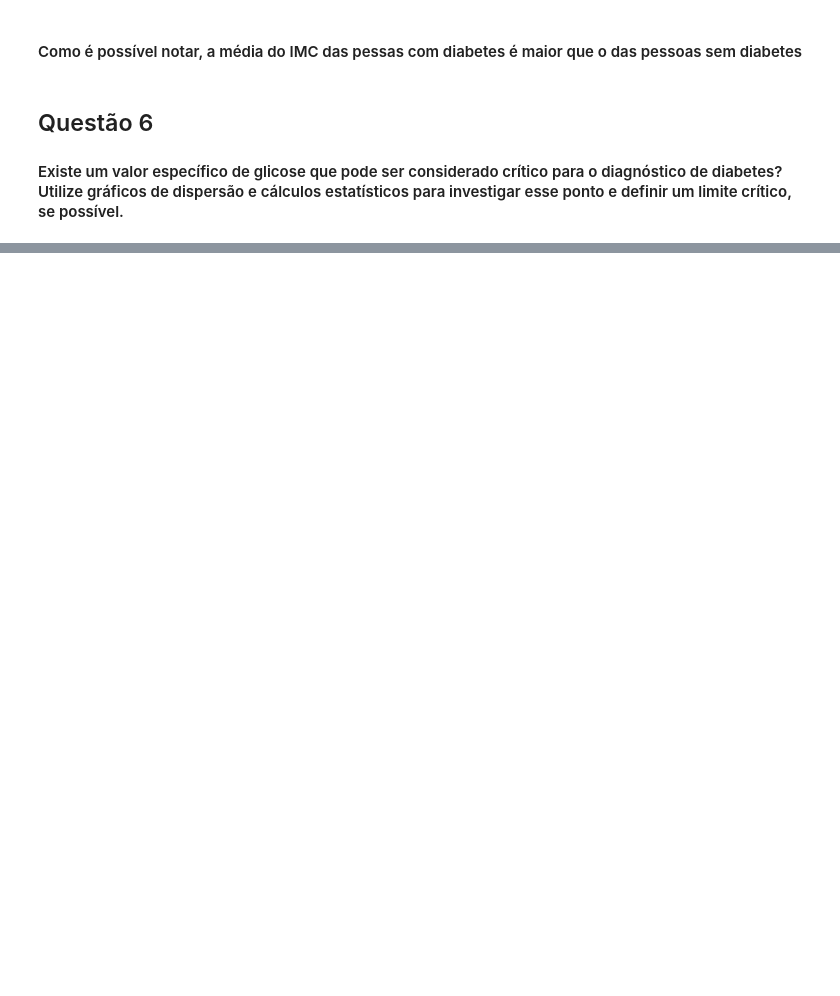
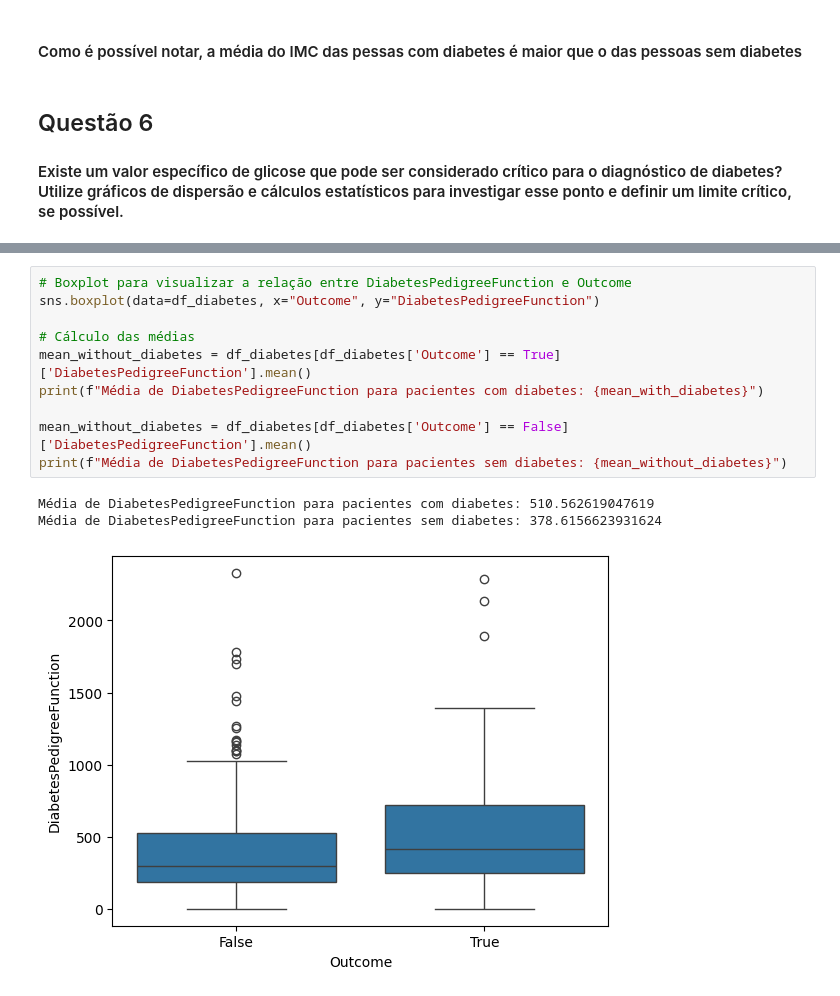
Before and after one commit to lucasdbr05/cis_ieee, a Jupyter notebook: main.ipynb, the cells around one changed output, grey strips where cells are left out. Saved outputs shown, nothing was run; the diff lists cells and outputs as text; blank space fills up the shorter version.

```diff
--- a/main.ipynb
+++ b/main.ipynb
@@ -80,0 +201,14 @@ sns.scatterplot(data = df_diabetes, x = "Outcome", y= "Glucose")
+# %%
+# Boxplot para visualizar a relação entre DiabetesPedigreeFunction e Outcome
+sns.boxplot(data=df_diabetes, x="Outcome", y="DiabetesPedigreeFunction")
+
+# Cálculo das médias
+mean_without_diabetes = df_diabetes[df_diabetes['Outcome'] == True]['DiabetesPedigreeFunction'].mean()
+print(f"Média de DiabetesPedigreeFunction para pacientes com diabetes: {mean_with_diabetes}")
+
+mean_without_diabetes = df_diabetes[df_diabetes['Outcome'] == False]['DiabetesPedigreeFunction'].mean()
+print(f"Média de DiabetesPedigreeFunction para pacientes sem diabetes: {mean_without_diabetes}")
+# %% [output]
+Média de DiabetesPedigreeFunction para pacientes com diabetes: 510.562619047619
+Média de DiabetesPedigreeFunction para pacientes sem diabetes: 378.6156623931624
+[figure, added]
```
Also changed, not shown: parts of 41 cells of this notebook.
